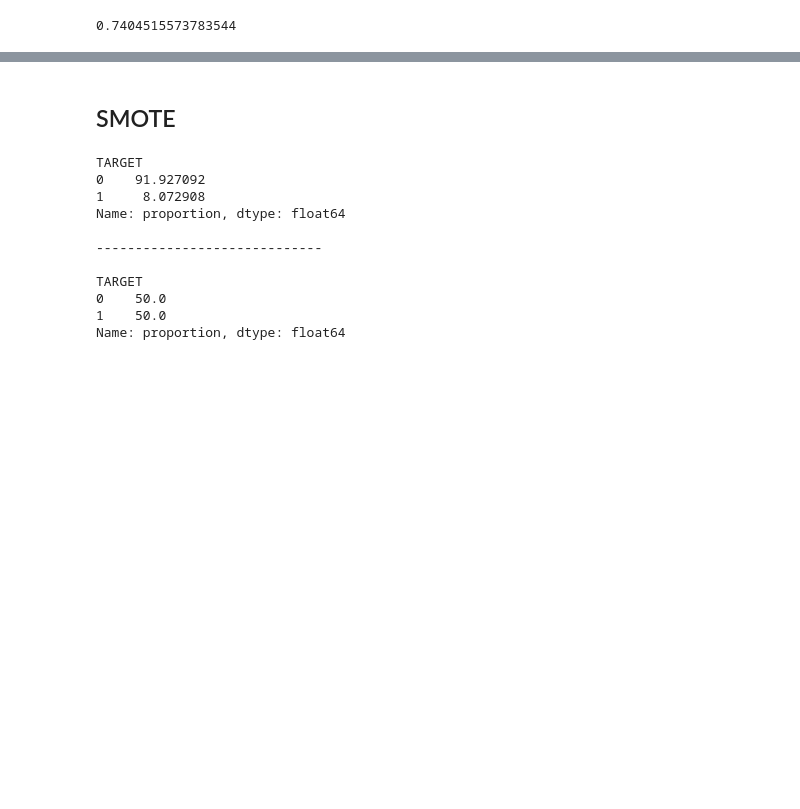
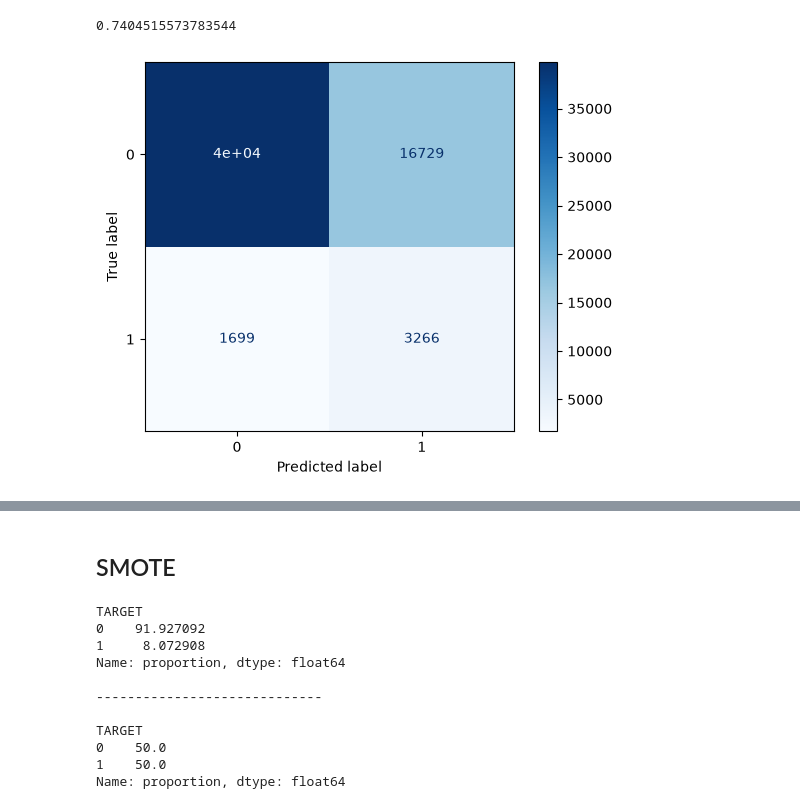
Before and after one commit to meetgajera12/Credit-Risk-Assessment-System, a Jupyter notebook: notebooks/11_Data_Preprocessing.ipynb, the cells around one changed output, grey strips where cells are left out. Drawn from its saved outputs; the diff is of its cells as text; code cells hidden in the pictures; blank space fills up the shorter version.

```diff
--- a/notebooks/11_Data_Preprocessing.ipynb
+++ b/notebooks/11_Data_Preprocessing.ipynb
@@ -537,3 +548,13 @@ LGBMClassifier(class_weight='balanced', learning_rate=0.026155199976908773,
 roc_auc_score(y_test, best_model.predict_proba(X_test)[:,1])
 # %% [output]
 0.7404515573783544
+# %%
+ConfusionMatrixDisplay.from_estimator(
+    best_model,
+    X_test,
+    y_test,
+    cmap='Blues'
+)
+plt.show()
+# %% [output]
+[figure, added]
```
Also changed, not shown: parts of 4 cells of this notebook.
